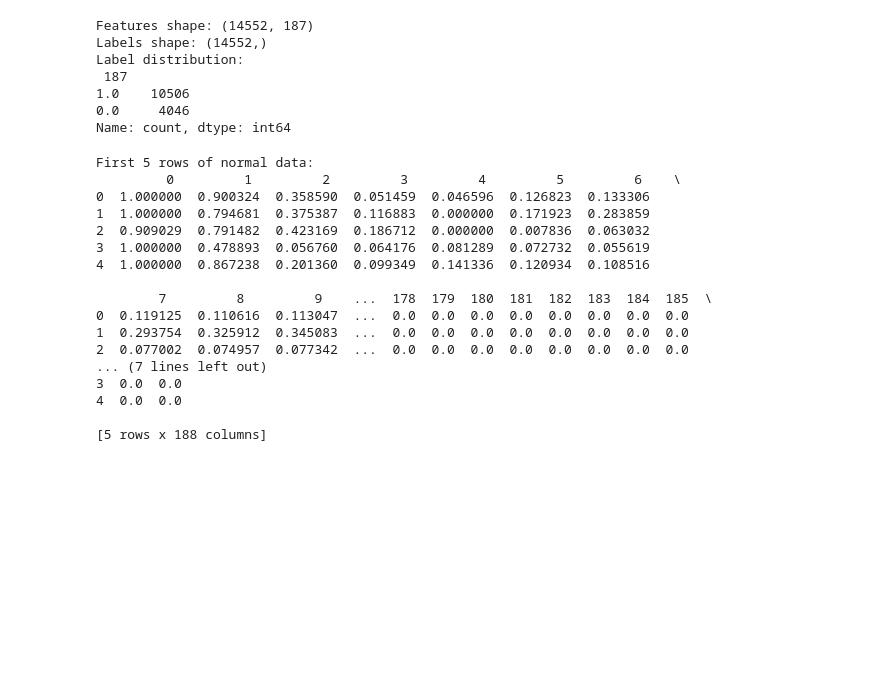
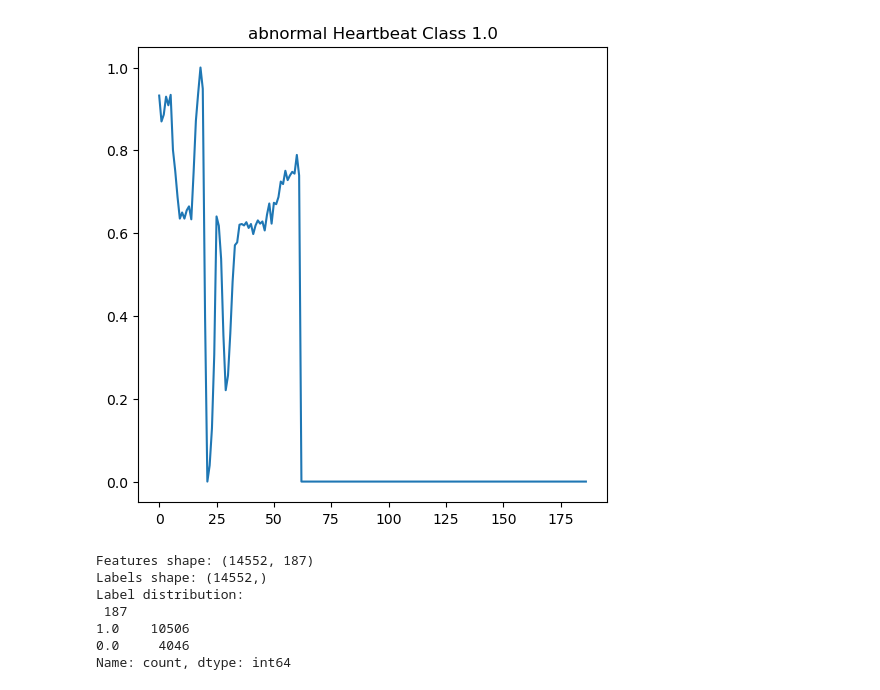
Before and after one commit to arilui/EKGenie, a Jupyter notebook: HawraaJupyter.ipynb, the cells around one changed output. Cells and saved outputs as stored; diff of their text form; code cells hidden in the pictures; blank space fills up the shorter version.

```diff
--- a/HawraaJupyter.ipynb
+++ b/HawraaJupyter.ipynb
@@ -141,3 +83,15 @@ label numarical labels with categorical label.
+# %%
+classes = abnormal.iloc[:, -1].unique()
+plt.figure(figsize=(15, 10))
+for i, cls in enumerate(classes):
+    plt.subplot(2, 3, i + 1)
+    sample = abnormal[abnormal.iloc[:, -1] == cls].iloc[0, :-1]
+    plt.plot(sample.values)
+    plt.title(f"abnormal Heartbeat Class {cls}")
+plt.tight_layout()
+plt.show()
+# %% [output]
+[figure, added]
 # %%
 def load_data(path):
     # Load CSVs
@@ -166,24 +120,3 @@ Label distribution:
 1.0    10506
 0.0     4046
 Name: count, dtype: int64
-# %%
-head = normal.head()
-print("First 5 rows of normal data:\n", head)
-# %% [output]
-First 5 rows of normal data:
-         0         1         2         3         4         5         6    \
-0  1.000000  0.900324  0.358590  0.051459  0.046596  0.126823  0.133306
-1  1.000000  0.794681  0.375387  0.116883  0.000000  0.171923  0.283859
-2  0.909029  0.791482  0.423169  0.186712  0.000000  0.007836  0.063032
-3  1.000000  0.478893  0.056760  0.064176  0.081289  0.072732  0.055619
-4  1.000000  0.867238  0.201360  0.099349  0.141336  0.120934  0.108516
-
-        7         8         9    ...  178  179  180  181  182  183  184  185  \
-0  0.119125  0.110616  0.113047  ...  0.0  0.0  0.0  0.0  0.0  0.0  0.0  0.0
-1  0.293754  0.325912  0.345083  ...  0.0  0.0  0.0  0.0  0.0  0.0  0.0  0.0
-2  0.077002  0.074957  0.077342  ...  0.0  0.0  0.0  0.0  0.0  0.0  0.0  0.0
-... (7 lines left out)
-3  0.0  0.0
-4  0.0  0.0
-
-[5 rows x 188 columns]
```
Also changed, not shown: parts of 26 cells of this notebook.
